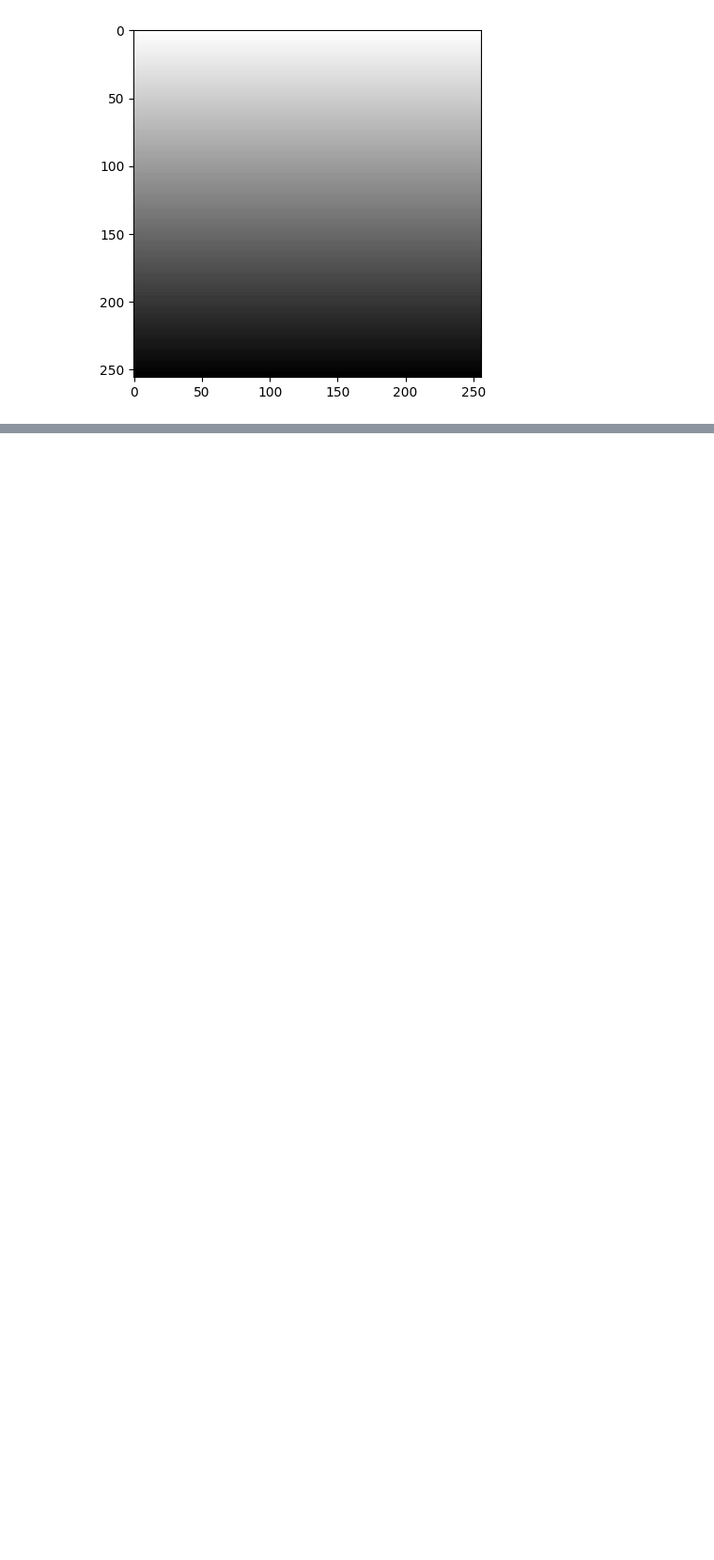
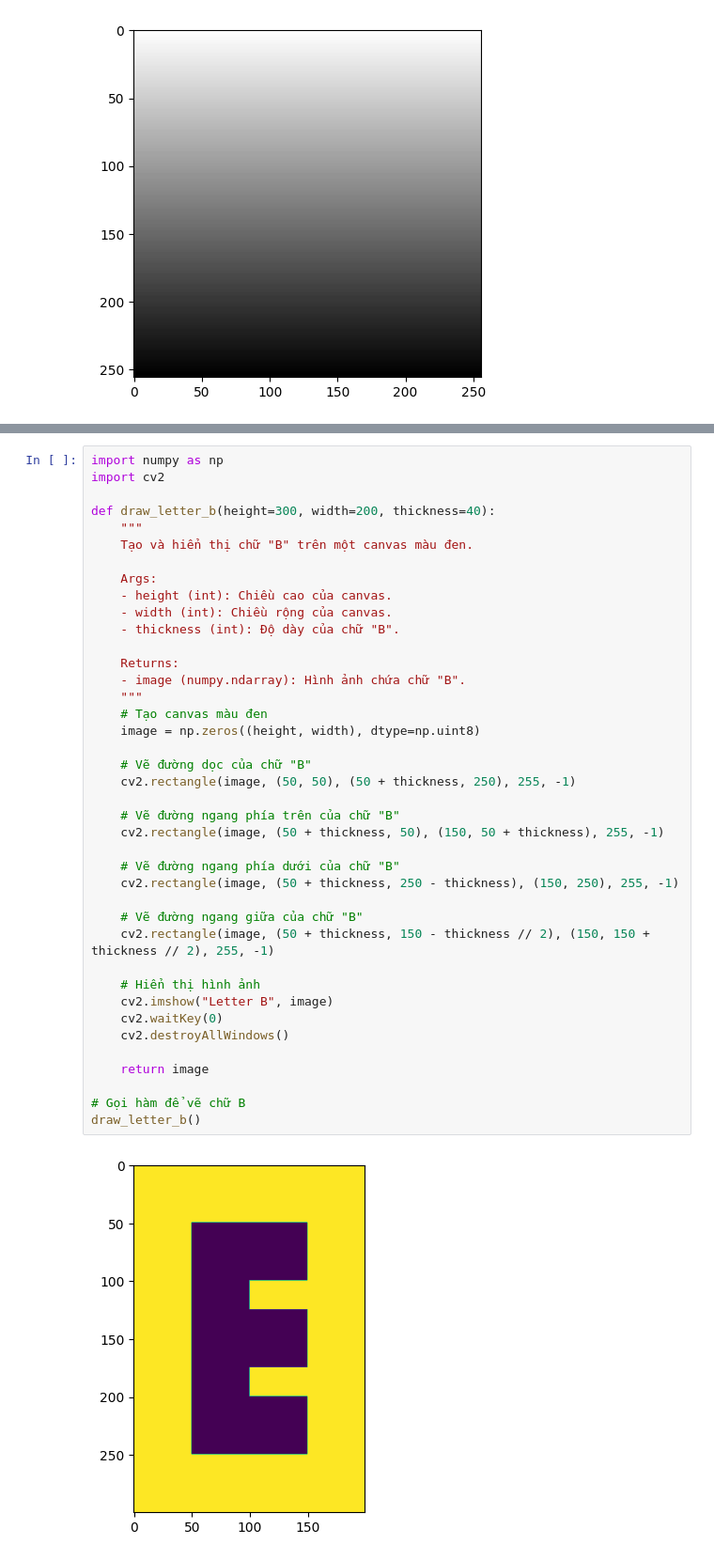
Before and after one commit to KyTranDE/Image-Proccessing, a Jupyter notebook: project1/project1.ipynb, the cells around one changed output, grey strips where cells are left out. Shown at 94% size. Drawn from its saved outputs; the diff is of its cells as text; blank space fills up the shorter version.

```diff
--- a/project1/project1.ipynb
+++ b/project1/project1.ipynb
@@ -214,0 +228,42 @@ plt.show()
+# %%
+import numpy as np
+import cv2
+
+def draw_letter_b(height=300, width=200, thickness=40):
+    """
+    Tạo và hiển thị chữ "B" trên một canvas màu đen.
+
+    Args:
+    - height (int): Chiều cao của canvas.
+    - width (int): Chiều rộng của canvas.
+    - thickness (int): Độ dày của chữ "B".
+
+    Returns:
+    - image (numpy.ndarray): Hình ảnh chứa chữ "B".
+    """
+    # Tạo canvas màu đen
+    image = np.zeros((height, width), dtype=np.uint8)
+
+    # Vẽ đường dọc của chữ "B"
+    cv2.rectangle(image, (50, 50), (50 + thickness, 250), 255, -1)
+
+    # Vẽ đường ngang phía trên của chữ "B"
+    cv2.rectangle(image, (50 + thickness, 50), (150, 50 + thickness), 255, -1)
+
+    # Vẽ đường ngang phía dưới của chữ "B"
+    cv2.rectangle(image, (50 + thickness, 250 - thickness), (150, 250), 255, -1)
+
+    # Vẽ đường ngang giữa của chữ "B"
+    cv2.rectangle(image, (50 + thickness, 150 - thickness // 2), (150, 150 + thickness // 2), 255, -1)
+
+    # Hiển thị hình ảnh
+    cv2.imshow("Letter B", image)
+    cv2.waitKey(0)
+    cv2.destroyAllWindows()
+
+    return image
+
+# Gọi hàm để vẽ chữ B
+draw_letter_b()
+# %% [output]
+[figure, added]
```
Also changed, not shown: parts of 3 cells of this notebook.
